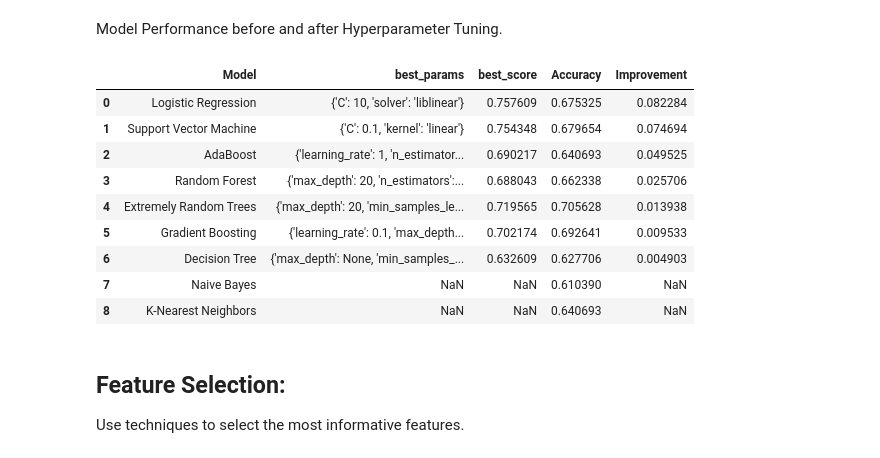
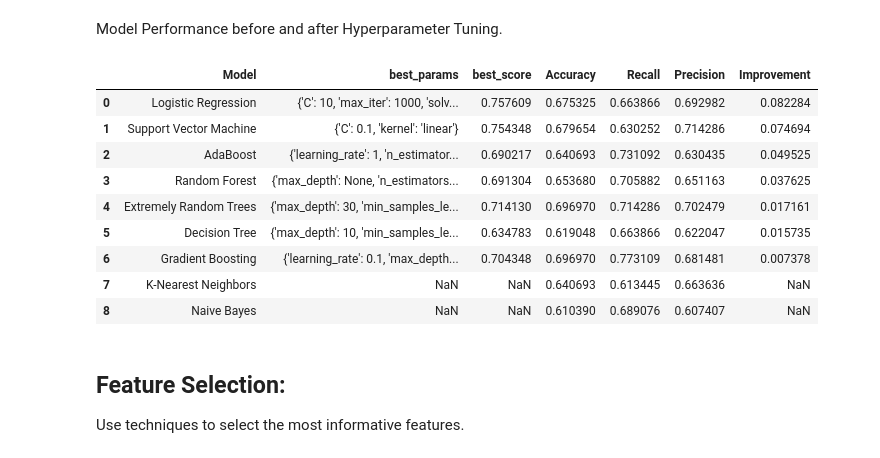
Before and after one commit to leonej01/Project-2-ML-Diabetic-Retinopathy, a Jupyter notebook: Starter_file.ipynb, the cells around one changed output. Drawn from its saved outputs; the diff is of its cells as text; code cells hidden in the pictures.

```diff
--- a/Starter_file.ipynb
+++ b/Starter_file.ipynb
@@ -177,0 +142,22 @@ accuracy_df
+# %%
+# Create dataframe to hold accuracy, precision and recall values
+
+model_results = []
+
+for name, model in models:
+    pipe = Pipeline([('scaler', StandardScaler()), (name, model)])
+    pipe.fit(X_train, y_train)
+    y_pred = pipe.predict(X_test)
+
+    # Calculate accuracy, recall, and precision for class 1=DR
+    accuracy = accuracy_score(y_test, y_pred)
+    recall = recall_score(y_test, y_pred, pos_label=1)  # Ensure pos_label corresponds to 1=DR
+    precision = precision_score(y_test, y_pred, pos_label=1)  # Add precision calculation
+
+    # Append results including precision
+    model_results.append((name, accuracy, recall, precision))
+
+# Convert results into a DataFrame for easy viewing, now including precision
+results_df = pd.DataFrame(model_results, columns=['Model', 'Accuracy', 'Recall', 'Precision'])
+
+print(results_df)
@@ -178,11 +262,12 @@ accuracy_df
 # %% [markdown]
 Hyperparameter tuning using GridSearchCV
 # %%
-# Define models and their parameter grids
+# Revised version
 models_with_params = [
     (LogisticRegression(), {
         'C': [0.1, 1, 10],
-        'solver': ['liblinear', 'saga']
+        'solver': ['liblinear', 'saga'],
+        'max_iter': [1000, 5000, 10000]  # Added max_iter with larger values
     }),
     (RandomForestClassifier(), {
         'n_estimators': [10, 50, 100],
@@ -273,28 +357,28 @@ gscv_hyperparam_tuning_df
 Model Performance before and after Hyperparameter Tuning.
 # %%
 # Merge accuracy_df and gscv_hyperparam_tuning_df.
-comparison_df1 = pd.merge(gscv_hyperparam_tuning_df, accuracy_df, on='Model', how='outer')
+comparison_df1 = pd.merge(gscv_hyperparam_tuning_df, results_df, on='Model', how='outer')
 
 # Add a column 'Improvement' to the merged dataframe.
 comparison_df1['Improvement'] = comparison_df1['best_score'] - comparison_df1['Accuracy']
 
 # Sort the dataframe by 'Improvement' in descending order.
 comparison_df1.sort_values(by='Improvement', ascending=False, inplace=True)
 
 # Reset the index of the dataframe.
 comparison_df1 = comparison_df1.reset_index(drop=True)
 comparison_df1
 # %% [output]
-|  | Model | best_params | best_score | Accuracy | Improvement |
-| 0 | Logistic Regression | {'C': 10, 'solver': 'liblinear'} | 0.757609 | 0.675325 | 0.082284 |
-| 1 | Support Vector Machine | {'C': 0.1, 'kernel': 'linear'} | 0.754348 | 0.679654 | 0.074694 |
-| 2 | AdaBoost | {'learning_rate': 1, 'n_estimator... | 0.690217 | 0.640693 | 0.049525 |
-| 3 | Random Forest | {'max_depth': 20, 'n_estimators':... | 0.688043 | 0.662338 | 0.025706 |
-| 4 | Extremely Random Trees | {'max_depth': 20, 'min_samples_le... | 0.719565 | 0.705628 | 0.013938 |
-| 5 | Gradient Boosting | {'learning_rate': 0.1, 'max_depth... | 0.702174 | 0.692641 | 0.009533 |
-| 6 | Decision Tree | {'max_depth': None, 'min_samples_... | 0.632609 | 0.627706 | 0.004903 |
-| 7 | Naive Bayes | NaN | NaN | 0.610390 | NaN |
-| 8 | K-Nearest Neighbors | NaN | NaN | 0.640693 | NaN |
+|  | Model | best_params | best_score | Accuracy | Recall | Precision | Improvement |
+| 0 | Logistic Regression | {'C': 10, 'max_iter': 1000, 'solv... | 0.757609 | 0.675325 | 0.663866 | 0.692982 | 0.082284 |
+| 1 | Support Vector Machine | {'C': 0.1, 'kernel': 'linear'} | 0.754348 | 0.679654 | 0.630252 | 0.714286 | 0.074694 |
+| 2 | AdaBoost | {'learning_rate': 1, 'n_estimator... | 0.690217 | 0.640693 | 0.731092 | 0.630435 | 0.049525 |
+| 3 | Random Forest | {'max_depth': None, 'n_estimators... | 0.691304 | 0.653680 | 0.705882 | 0.651163 | 0.037625 |
+| 4 | Extremely Random Trees | {'max_depth': 30, 'min_samples_le... | 0.714130 | 0.696970 | 0.714286 | 0.702479 | 0.017161 |
+| 5 | Decision Tree | {'max_depth': 10, 'min_samples_le... | 0.634783 | 0.619048 | 0.663866 | 0.622047 | 0.015735 |
+| 6 | Gradient Boosting | {'learning_rate': 0.1, 'max_depth... | 0.704348 | 0.696970 | 0.773109 | 0.681481 | 0.007378 |
+| 7 | K-Nearest Neighbors | NaN | NaN | 0.640693 | 0.613445 | 0.663636 | NaN |
+| 8 | Naive Bayes | NaN | NaN | 0.610390 | 0.689076 | 0.607407 | NaN |
 # %% [markdown]
 ## Feature Selection:
 
```
Also changed, not shown: parts of 14 cells of this notebook, 1 other file.
